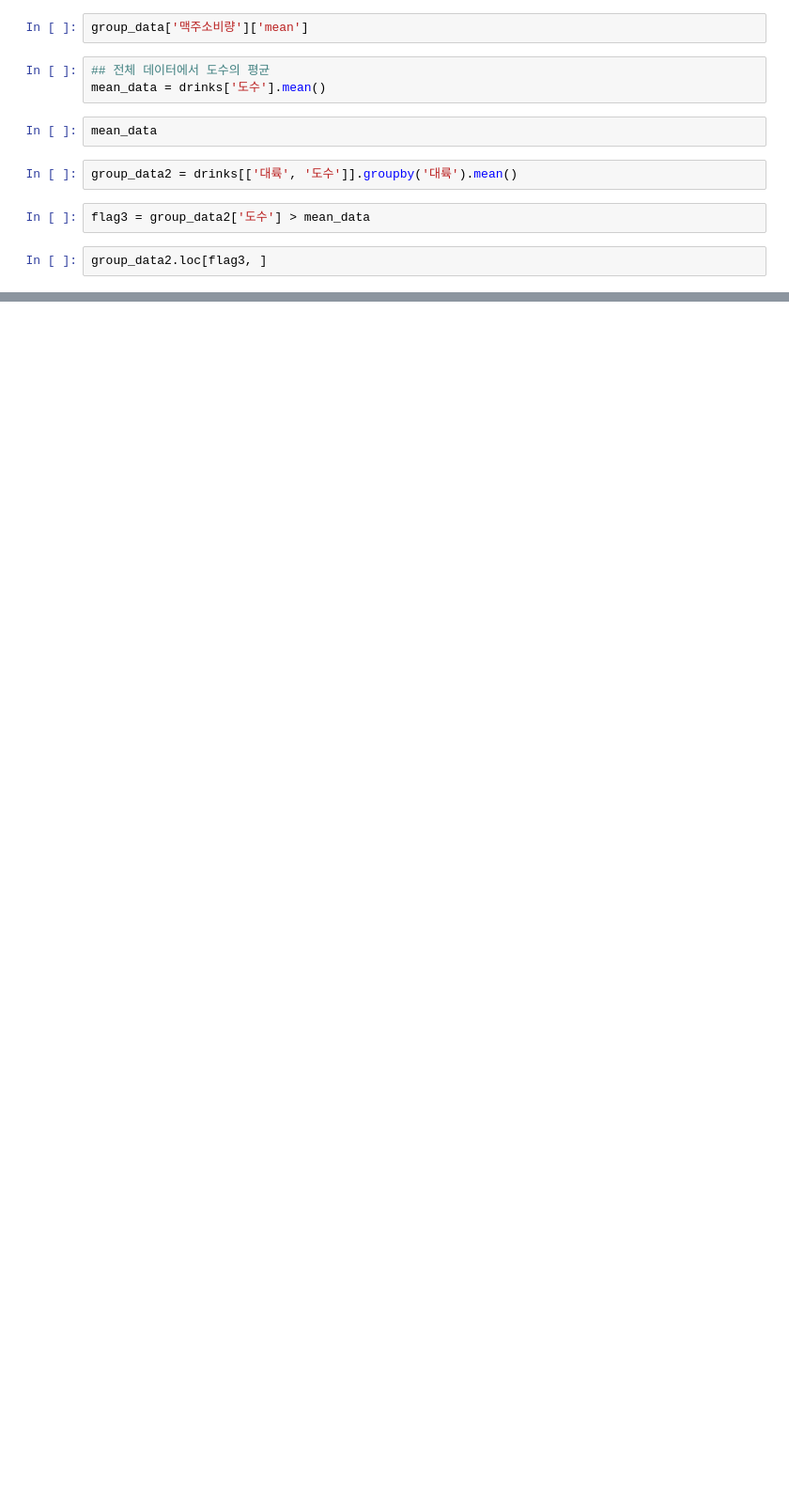
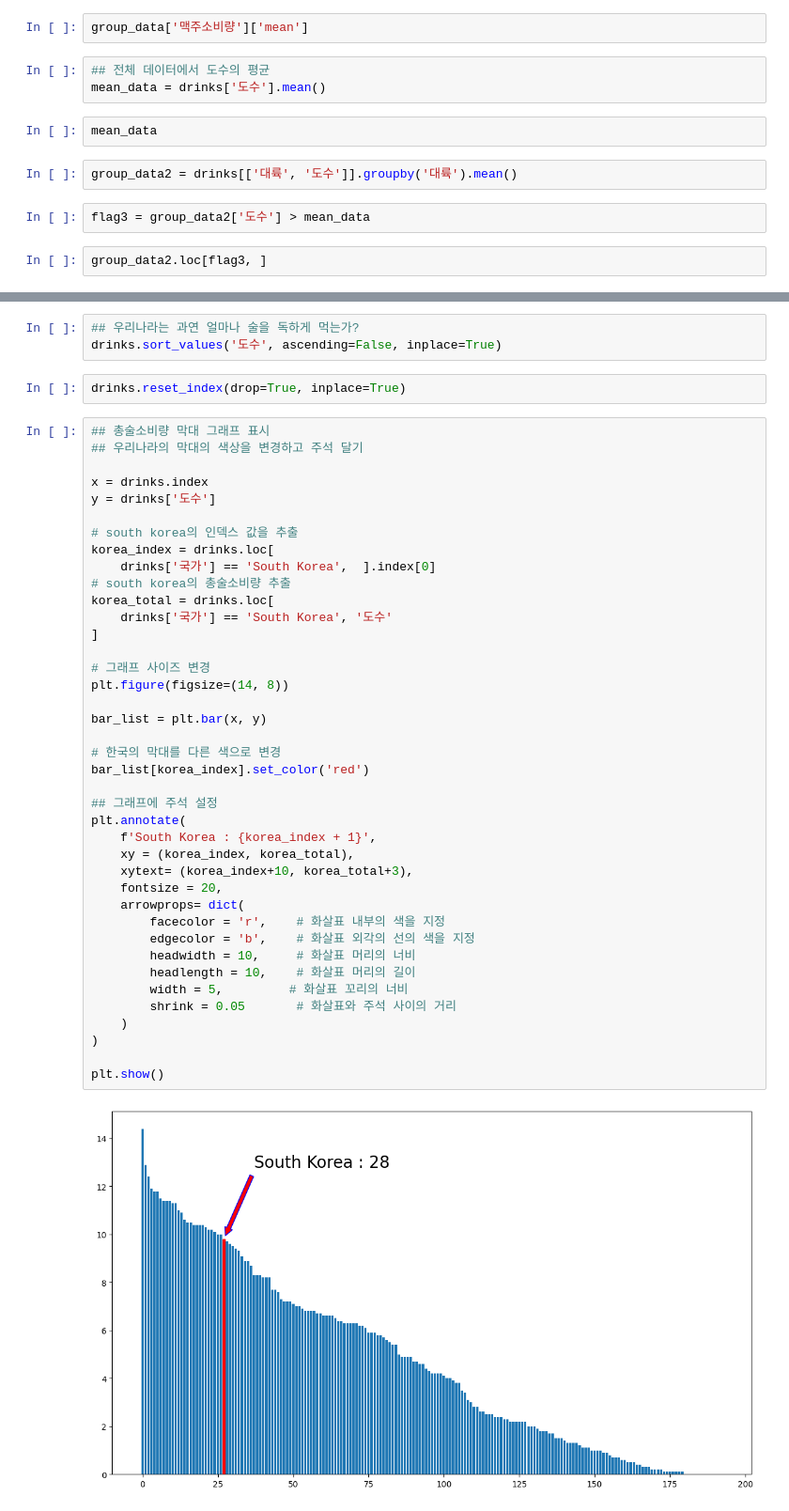
Before and after one commit to bsmoon-86/ubion-10, a Jupyter notebook: python/240219/04_drinks.ipynb, the cells around one changed output, grey strips where cells are left out. Shown: that part at 94% size. Cells and saved outputs as stored; diff of their text form; blank space fills up the shorter version.

```diff
--- a/python/240219/04_drinks.ipynb
+++ b/python/240219/04_drinks.ipynb
@@ -58,0 +133,47 @@ group_data2.loc[flag3, ]
+# %%
+## 우리나라는 과연 얼마나 술을 독하게 먹는가?
+drinks.sort_values('도수', ascending=False, inplace=True)
+# %%
+drinks.reset_index(drop=True, inplace=True)
+# %%
+## 총술소비량 막대 그래프 표시
+## 우리나라의 막대의 색상을 변경하고 주석 달기
+
+x = drinks.index
+y = drinks['도수']
+
+# south korea의 인덱스 값을 추출
+korea_index = drinks.loc[
+    drinks['국가'] == 'South Korea',  ].index[0]
+# south korea의 총술소비량 추출
+korea_total = drinks.loc[
+    drinks['국가'] == 'South Korea', '도수'
+]
+
+# 그래프 사이즈 변경
+plt.figure(figsize=(14, 8))
+
+bar_list = plt.bar(x, y)
+
+# 한국의 막대를 다른 색으로 변경
+bar_list[korea_index].set_color('red')
+
+## 그래프에 주석 설정
+plt.annotate(
+    f'South Korea : {korea_index + 1}',
+    xy = (korea_index, korea_total),
+    xytext= (korea_index+10, korea_total+3),
+    fontsize = 20,
+    arrowprops= dict(
+        facecolor = 'r',    # 화살표 내부의 색을 지정
+        edgecolor = 'b',    # 화살표 외각의 선의 색을 지정
+        headwidth = 10,     # 화살표 머리의 너비
+        headlength = 10,    # 화살표 머리의 길이
+        width = 5,         # 화살표 꼬리의 너비
+        shrink = 0.05       # 화살표와 주석 사이의 거리
+    )
+)
+
+plt.show()
+# %% [output]
+[figure, added]
```
Also changed, not shown: parts of 9 cells of this notebook, 3 other files.
